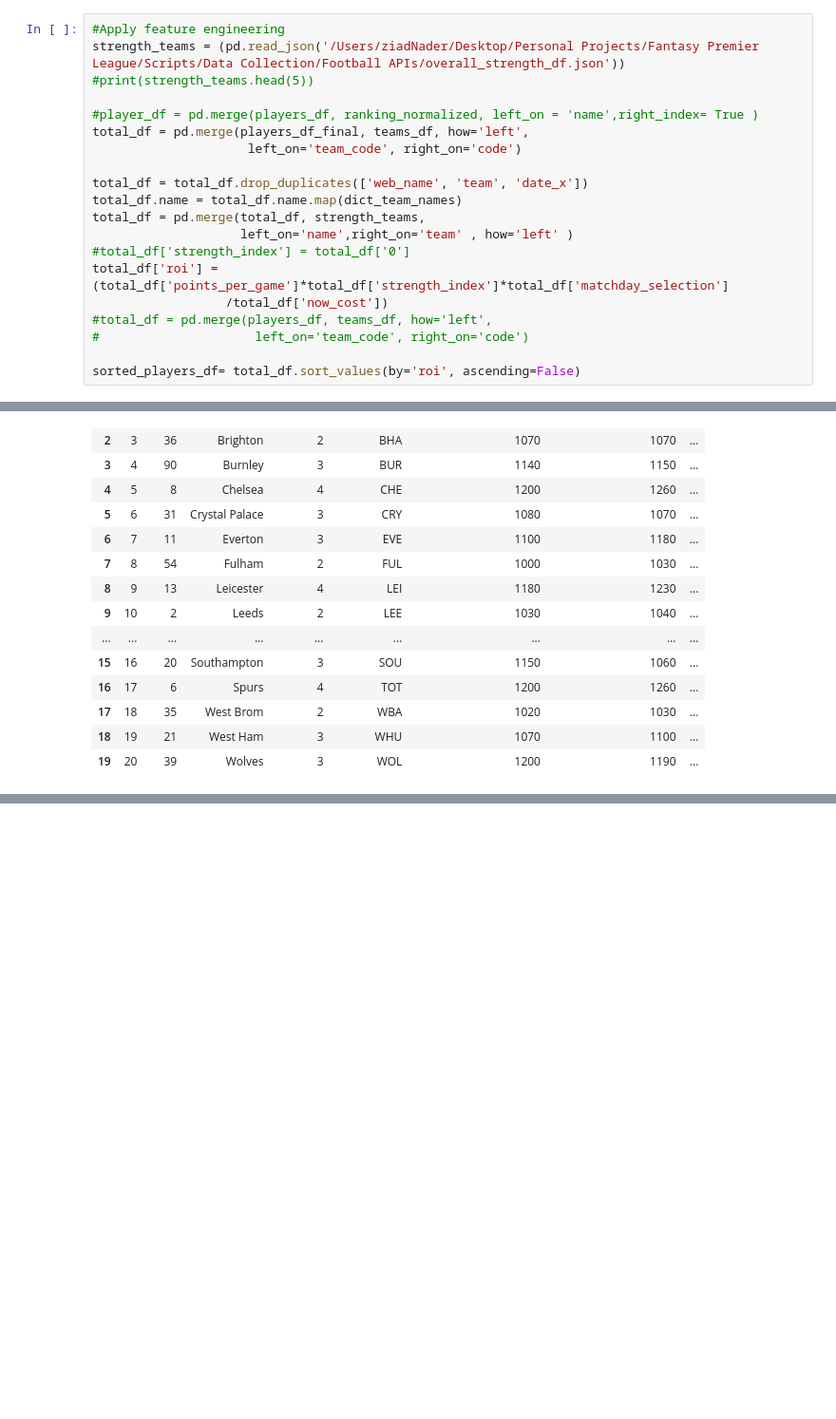
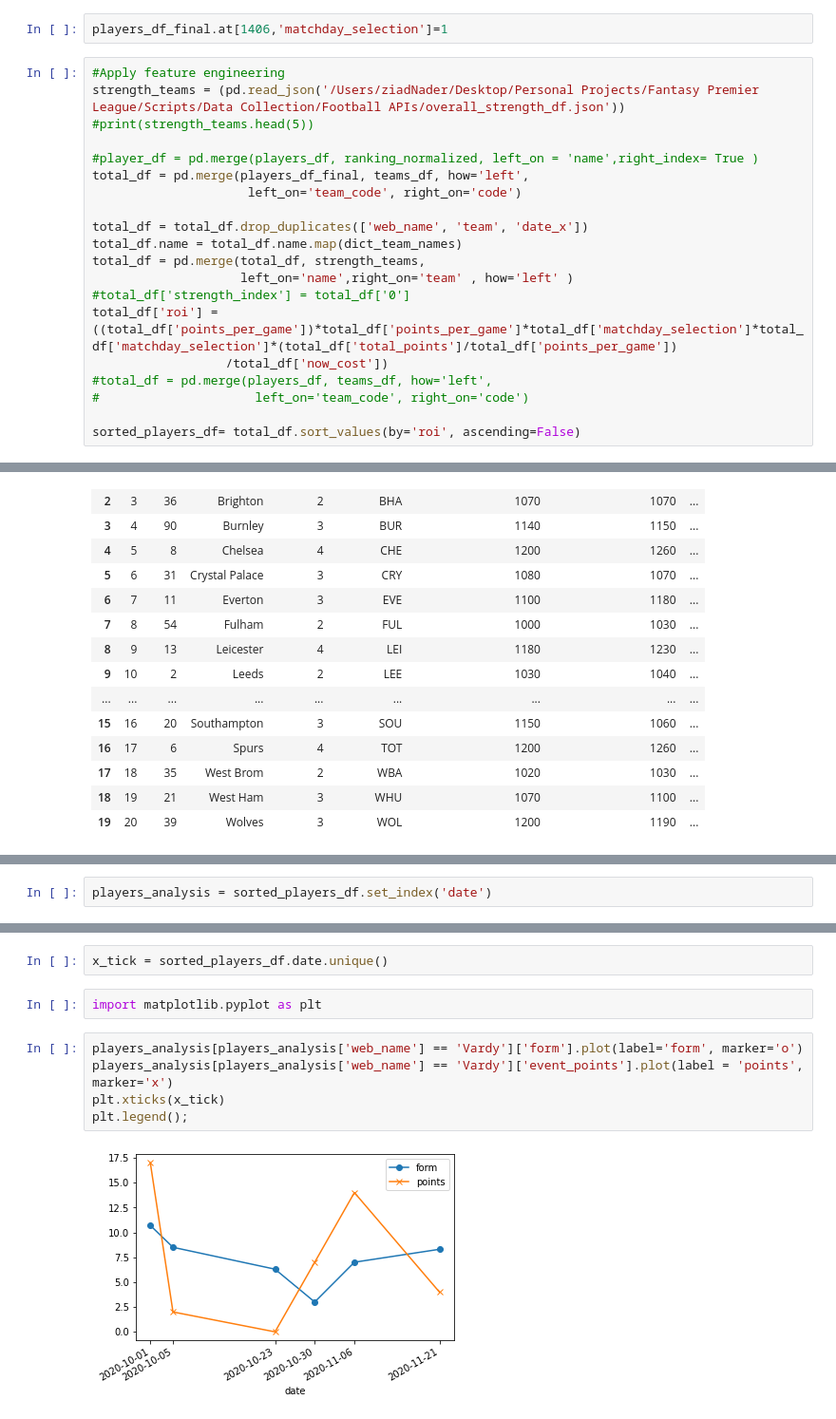
Before and after one commit to znader1/FPL, a Jupyter notebook: Automation/ROI _Analysis.ipynb, the cells around one changed output, grey strips where cells are left out. Shown: that part at 95% size. Cells and saved outputs as stored; diff of their text form; blank space fills up the shorter version.

Commit message:
Add form curves in ROI

```diff
--- a/Automation/ROI _Analysis.ipynb
+++ b/Automation/ROI _Analysis.ipynb
@@ -301,6 +301,8 @@ Name: status, Length: 541, dtype: int64
 max_form = players_df_final['form'].max()
 min_form = players_df_final['form'].min()
 players_df_final['form_index']  = (players_df_final['form'] - min_form)/((max_form - min_form))
+# %%
+players_df_final.at[1406,'matchday_selection']=1
 # %%
 #Apply feature engineering
 strength_teams = (pd.read_json('/Users/ziadNader/Desktop/Personal Projects/Fantasy Premier League/Scripts/Data Collection/Football APIs/overall_strength_df.json'))
@@ -315,7 +317,7 @@ total_df.name = total_df.name.map(dict_team_names)
 total_df = pd.merge(total_df, strength_teams,
                     left_on='name',right_on='team' , how='left' )
 #total_df['strength_index'] = total_df['0']
-total_df['roi'] = (total_df['points_per_game']*total_df['strength_index']*total_df['matchday_selection']
+total_df['roi'] = ((total_df['points_per_game'])*total_df['points_per_game']*total_df['matchday_selection']*total_df['matchday_selection']*(total_df['total_points']/total_df['points_per_game'])
                   /total_df['now_cost'])
 #total_df = pd.merge(players_df, teams_df, how='left',
 #                     left_on='team_code', right_on='code')
@@ -776,0 +608,2 @@ pd.read_csv('/Users/ziadNader/Desktop/Personal Projects/Fantasy Premier League/D
+# %%
+players_analysis = sorted_players_df.set_index('date')
@@ -776,0 +620,11 @@ pd.read_csv('/Users/ziadNader/Desktop/Personal Projects/Fantasy Premier League/D
+# %%
+x_tick = sorted_players_df.date.unique()
+# %%
+import matplotlib.pyplot as plt
+# %%
+players_analysis[players_analysis['web_name'] == 'Vardy']['form'].plot(label='form', marker='o')
+players_analysis[players_analysis['web_name'] == 'Vardy']['event_points'].plot(label = 'points', marker='x')
+plt.xticks(x_tick)
+plt.legend();
+# %% [output]
+[figure, added]
```
Also changed, not shown: parts of 26 cells of this notebook.
